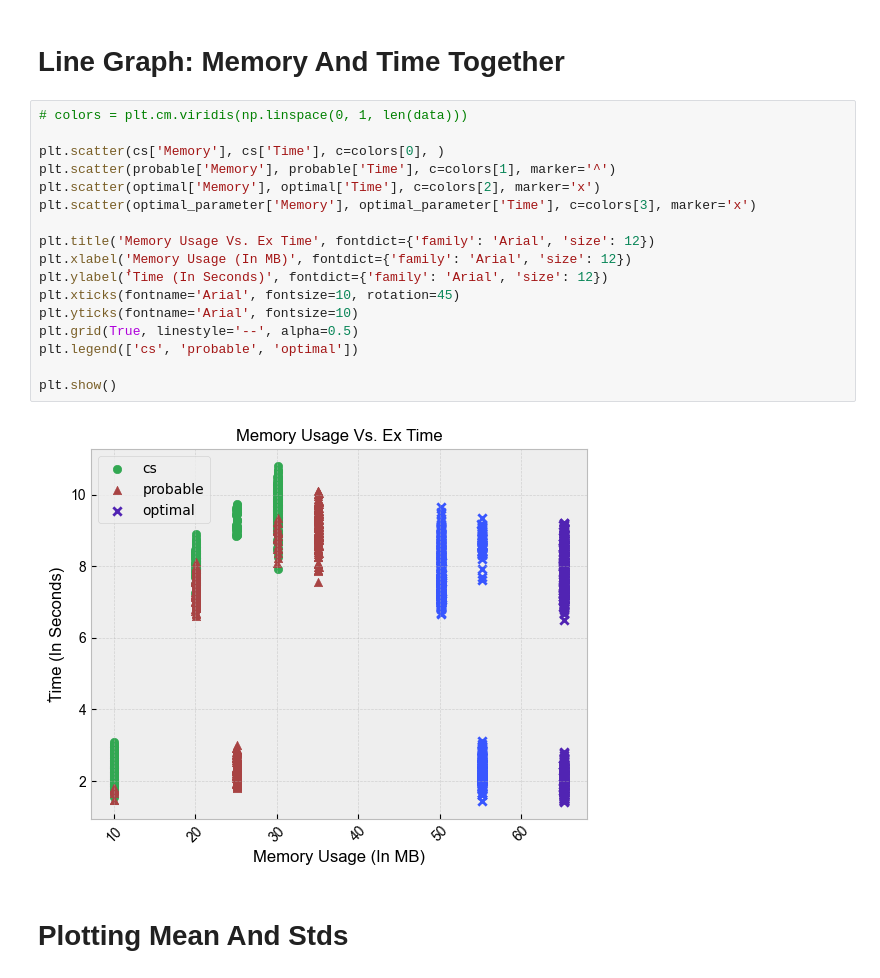
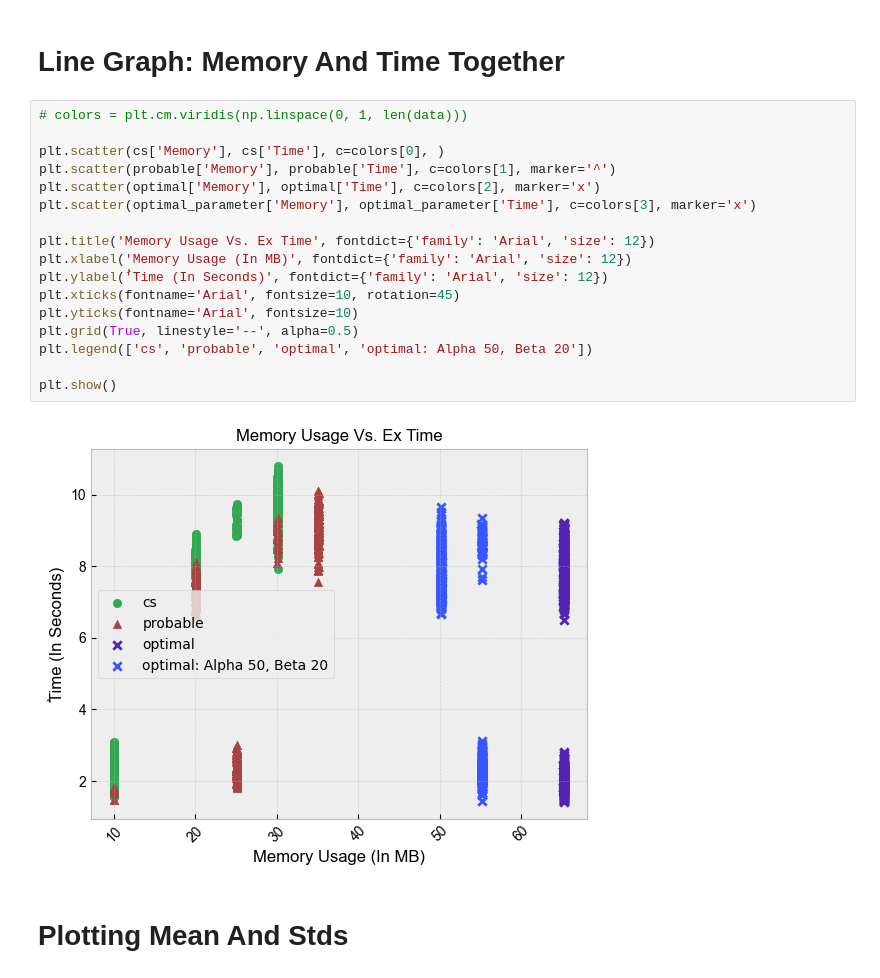
Before and after one commit to SobhanKiani/FaaS-Probablistic-Scheduler, a Jupyter notebook: simulator/results/w1/charts.ipynb, the cells around one changed output. Saved outputs shown, nothing was run; the diff lists cells and outputs as text.

```diff
--- a/simulator/results/w1/charts.ipynb
+++ b/simulator/results/w1/charts.ipynb
@@ -164,22 +164,22 @@ No artists with labels found to put in legend.  Note that artists whose label st
 # %%
 # colors = plt.cm.viridis(np.linspace(0, 1, len(data)))
 
 plt.scatter(cs['Memory'], cs['Time'], c=colors[0], )
 plt.scatter(probable['Memory'], probable['Time'], c=colors[1], marker='^')
 plt.scatter(optimal['Memory'], optimal['Time'], c=colors[2], marker='x')
 plt.scatter(optimal_parameter['Memory'], optimal_parameter['Time'], c=colors[3], marker='x')
 
 plt.title('Memory Usage Vs. Ex Time', fontdict={'family': 'Arial', 'size': 12})
 plt.xlabel('Memory Usage (In MB)', fontdict={'family': 'Arial', 'size': 12})
 plt.ylabel('ُTime (In Seconds)', fontdict={'family': 'Arial', 'size': 12})
 plt.xticks(fontname='Arial', fontsize=10, rotation=45)
 plt.yticks(fontname='Arial', fontsize=10)
 plt.grid(True, linestyle='--', alpha=0.5)
-plt.legend(['cs', 'probable', 'optimal'])
+plt.legend(['cs', 'probable', 'optimal', 'optimal: Alpha 50, Beta 20'])
 
 plt.show()
 # %% [output]
-[figure, old version]
+[figure, new version]
 # %% [markdown]
 # Plotting Mean And Stds
 # %%
```
Also changed, not shown: parts of 3 cells of this notebook, 6 other files.
